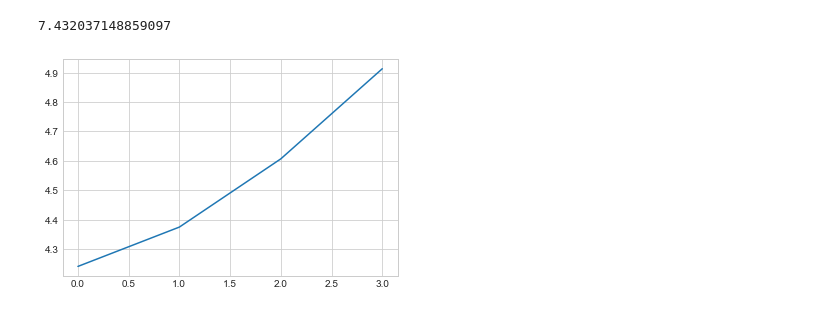
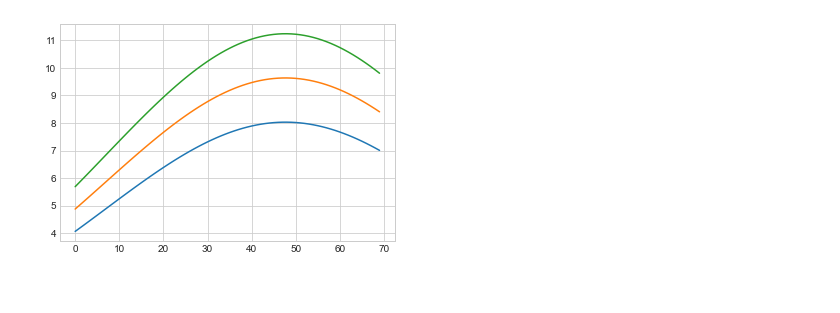
Before and after one commit to Fraekfyr91/-Lifecycle-model-with-labour-supply-and-health-investments, a Jupyter notebook: 05_dc_egm.ipynb, the cells around one changed output. Saved outputs shown, nothing was run; the diff lists cells and outputs as text; code cells hidden in the pictures.

```diff
--- a/05_dc_egm.ipynb
+++ b/05_dc_egm.ipynb
@@ -104,30 +133,19 @@ human_capital(10, 0.5)
 # %%
-def human_capital(t):
+def human_capital(t, h):
     inc0=0.75
     inc1=0.04
-    inc2=0.0002
+    inc2=0.0003
 
     age = t + 19
-    return(np.exp(inc0 + inc1*age - inc2*age**2))
-human_capital(20)
+    return( (1 + 0.4*h) * np.exp(inc0 + inc1*age - inc2*age**2))
+
+for health in [0, 0.5, 1]:
+    hs = []
+    for i in range(70):
+        hs.append( human_capital(i, health) )
+    plt.plot(hs)
 # %% [output]
-7.432037148859097
+[figure, added]
-# %%
-def plot_simulation(range_):
-    '''
-    range_ (int): number of simaultaions (max 10)
-    '''
-    hs = []
-    tim = [range(range_)]
-    for i in range(range_):
-        h = model.sim.income[i, :]
-        h = np.average(h)
-        hs.append(h)
-    plt.plot(hs)
-    plt.show()
-plot_simulation(5)
-# %% [output]
-[figure, removed]
 # %%
 ###### Figure
 def figure_multi_dim(par,sol,T,i_h):
```
Also changed, not shown: parts of 6 cells of this notebook, 2 other files.
